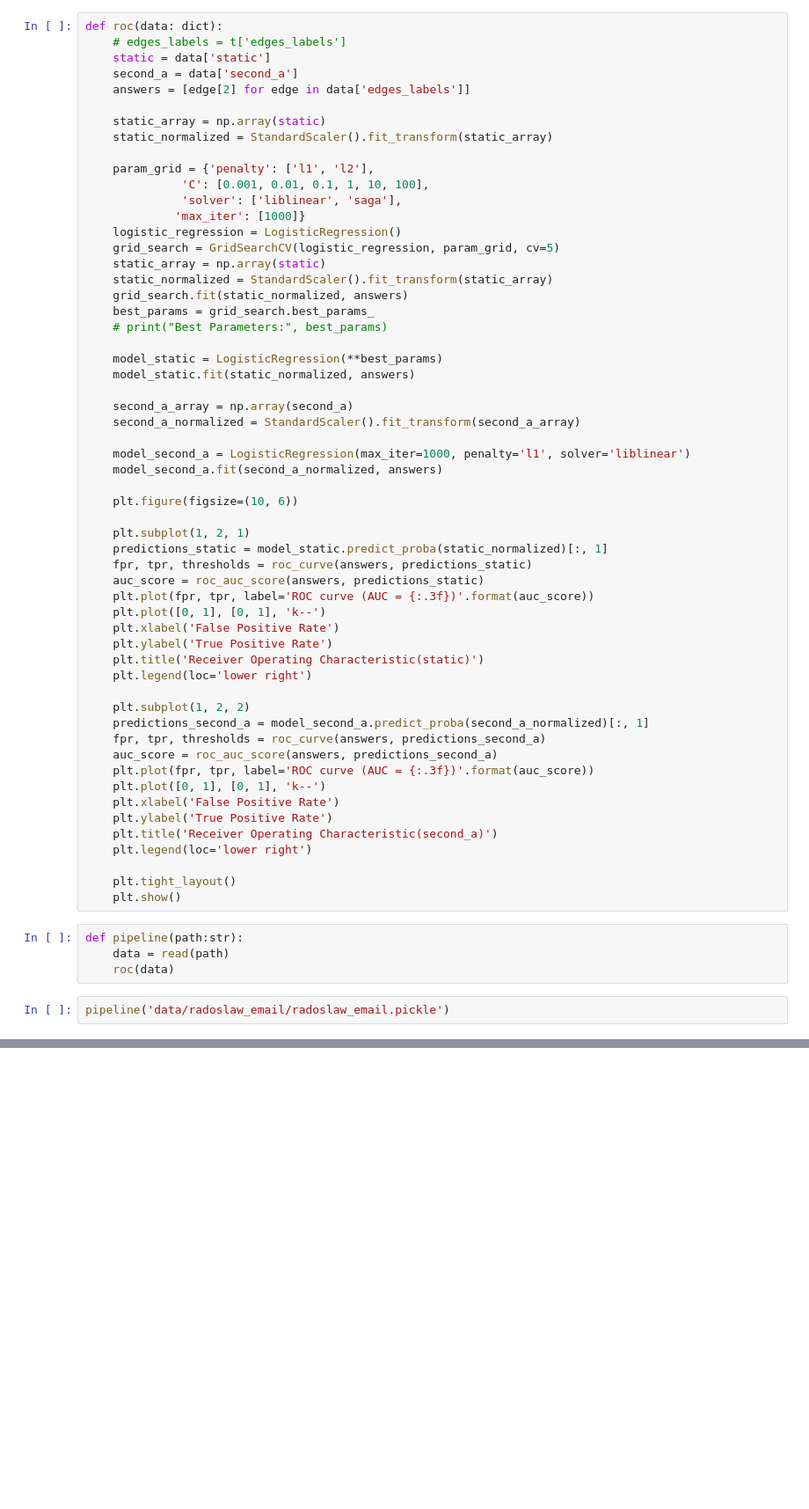
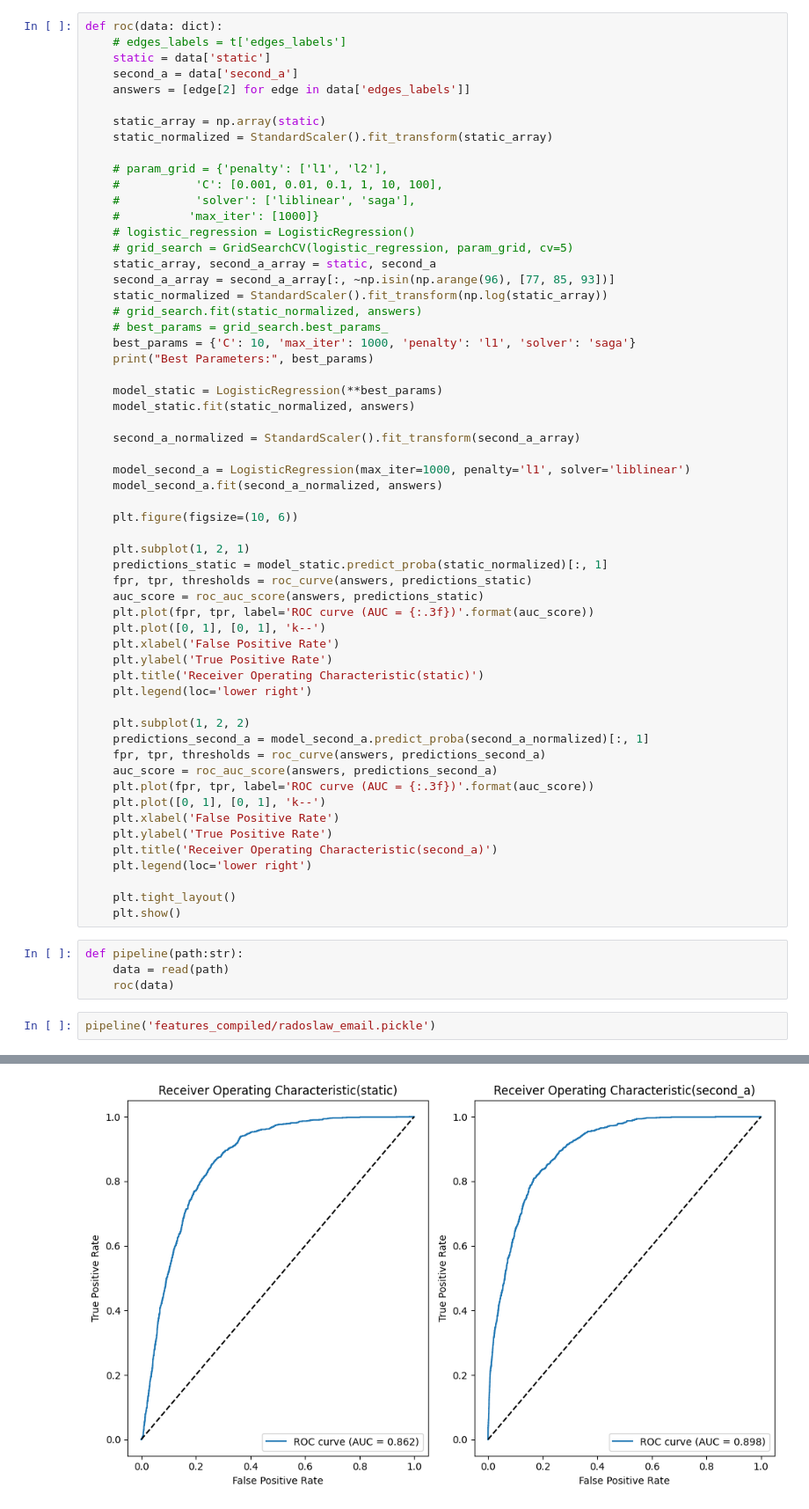
Before and after one commit to answerIII/GraphTheory2022-2023, a Jupyter notebook: graph.ipynb, the cells around one changed output, grey strips where cells are left out. Shown at 88% size. Drawn from its saved outputs; the diff is of its cells as text; blank space fills up the shorter version.

```diff
--- a/graph.ipynb
+++ b/graph.ipynb
@@ -371,22 +415,23 @@ def roc(data: dict):
     static_array = np.array(static)
     static_normalized = StandardScaler().fit_transform(static_array)
 
-    param_grid = {'penalty': ['l1', 'l2'],
-              'C': [0.001, 0.01, 0.1, 1, 10, 100],
-              'solver': ['liblinear', 'saga'],
-             'max_iter': [1000]}
-    logistic_regression = LogisticRegression()
-    grid_search = GridSearchCV(logistic_regression, param_grid, cv=5)
-    static_array = np.array(static)
-    static_normalized = StandardScaler().fit_transform(static_array)
-    grid_search.fit(static_normalized, answers)
-    best_params = grid_search.best_params_
-    # print("Best Parameters:", best_params)
+    # param_grid = {'penalty': ['l1', 'l2'],
+    #           'C': [0.001, 0.01, 0.1, 1, 10, 100],
+    #           'solver': ['liblinear', 'saga'],
+    #          'max_iter': [1000]}
+    # logistic_regression = LogisticRegression()
+    # grid_search = GridSearchCV(logistic_regression, param_grid, cv=5)
+    static_array, second_a_array = static, second_a
+    second_a_array = second_a_array[:, ~np.isin(np.arange(96), [77, 85, 93])]
+    static_normalized = StandardScaler().fit_transform(np.log(static_array))
+    # grid_search.fit(static_normalized, answers)
+    # best_params = grid_search.best_params_
+    best_params = {'C': 10, 'max_iter': 1000, 'penalty': 'l1', 'solver': 'saga'}
+    print("Best Parameters:", best_params)
 
     model_static = LogisticRegression(**best_params)
     model_static.fit(static_normalized, answers)
 
-    second_a_array = np.array(second_a)
     second_a_normalized = StandardScaler().fit_transform(second_a_array)
 
     model_second_a = LogisticRegression(max_iter=1000, penalty='l1', solver='liblinear')
@@ -423,4 +468,5 @@ def pipeline(path:str):
     data = read(path)
     roc(data)
 # %%
-pipeline('data/radoslaw_email/radoslaw_email.pickle')
+pipeline('features_compiled/radoslaw_email.pickle')
+# %% [output]
@@ -426,0 +474 @@ pipeline('data/radoslaw_email/radoslaw_email.pickle')
+[figure, added]
```
Also changed, not shown: parts of 9 cells of this notebook.
